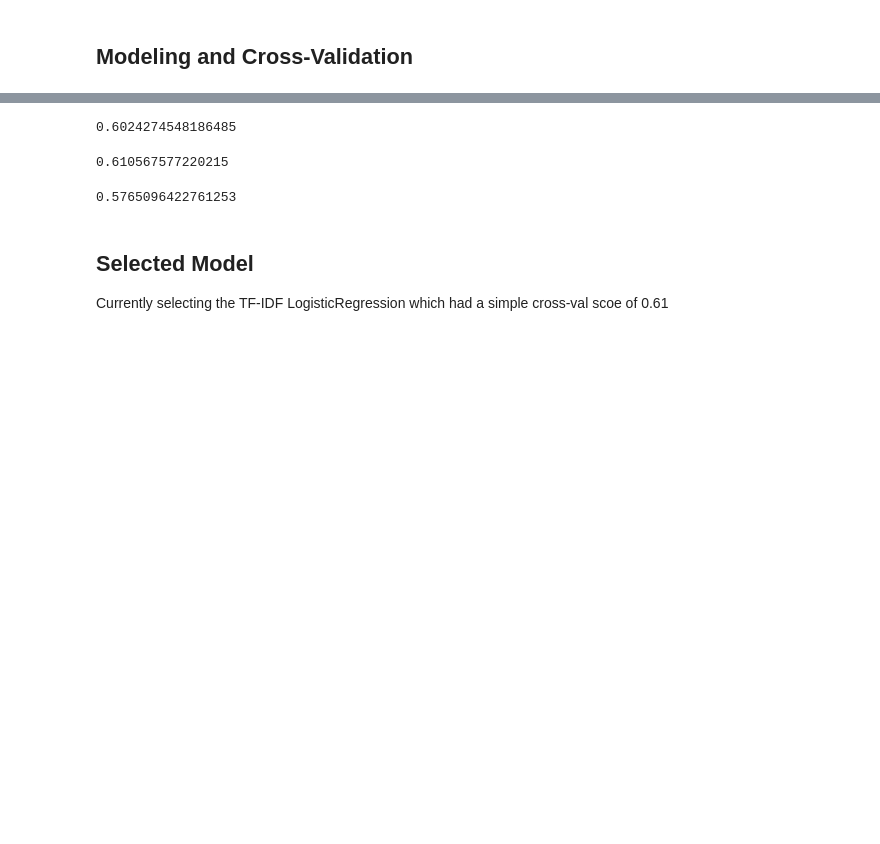
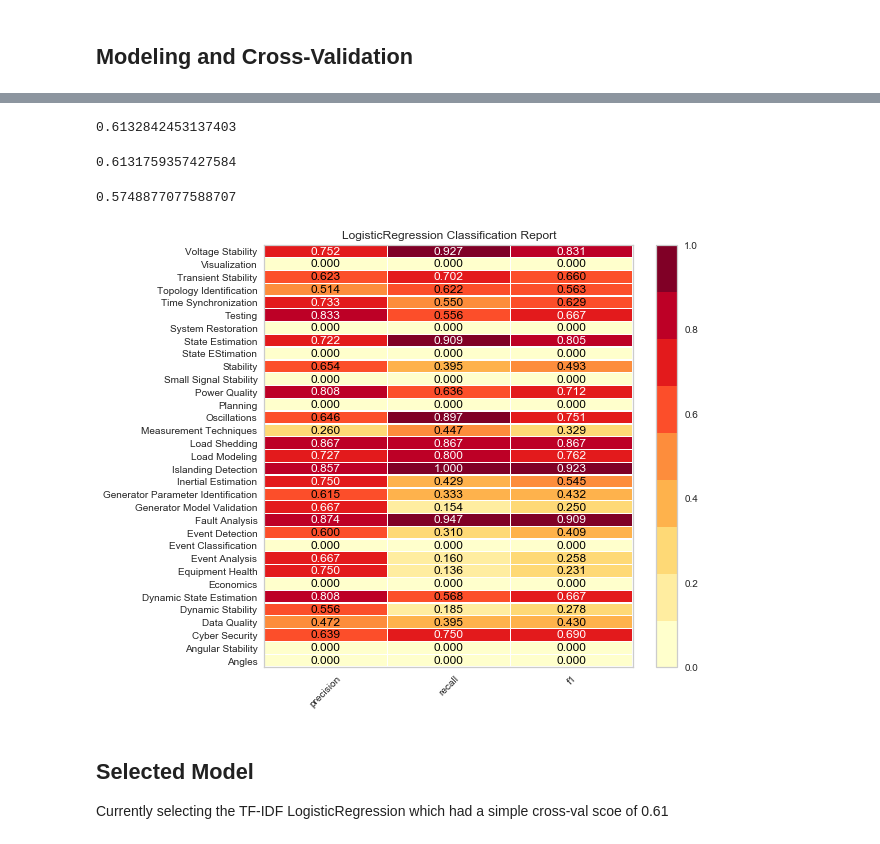
Before and after one commit to looselycoupled/sgsma-topic-analysis, a Jupyter notebook: Overview Classifier.ipynb, the cells around one changed output, grey strips where cells are left out. Drawn from its saved outputs; the diff is of its cells as text; code cells hidden in the pictures; blank space fills up the shorter version.

Commit message:
more analysis and figures

```diff
--- a/Overview Classifier.ipynb
+++ b/Overview Classifier.ipynb
@@ -59,7 +59,10 @@ IGNORE = [
     "Standards",
     "",
     "Phasor estimation",
-    "Protection Systems"
+    "Protection Systems",
+    # The following have too few classes
+    'Alarms', 'Energy Storage', 'Excitation Systems', 'GMD',
+    'Measurement Techniques, Awesome', 'Safety'
 ]
 
 X, y = load_documents(ignore=IGNORE)
@@ -114,18 +117,18 @@ from sklearn.ensemble import GradientBoostingClassifier
 clf = make_pipeline(GradientBoostingClassifier(), idf=False)
 cross_val_score(clf, X, y).mean()
 # %% [output]
-0.6024274548186485
+0.6132842453137403
 # %%
 from sklearn.linear_model import LogisticRegression
 
 clf = make_pipeline(LogisticRegression(), idf=True)
 cross_val_score(clf, X, y).mean()
 # %% [output]
-0.610567577220215
+0.6131759357427584
 # %%
 from sklearn.linear_model import LogisticRegression
 
 clf = make_pipeline(LogisticRegression(), idf=False)
 cross_val_score(clf, X, y).mean()
 # %% [output]
-0.5765096422761253
+0.5748877077588707
@@ -132,3 +141,14 @@ cross_val_score(clf, X, y).mean()
+# %%
+X_vec = clone(tfidf_vec).fit_transform(X)
+X_train, X_test, y_train, y_test = tts(X_vec, np.array(y), test_size=0.3, stratify=np.array(y), shuffle=True)
+
+_, ax = plt.subplots(figsize=(9,7))
+cr = ClassificationReport(LogisticRegression(), ax=ax)
+cr.fit(X_train, y_train)
+cr.score(X_test, y_test)
+cr.poof("/Users/benjamin/Dropbox/Screenshots/SGSMA pyLDAViz/classification_report.png")
+# %% [output]
+[figure, added]
 # %% [markdown]
 ## Selected Model
 
```
Also changed, not shown: parts of 13 cells of this notebook, 3 other files.
